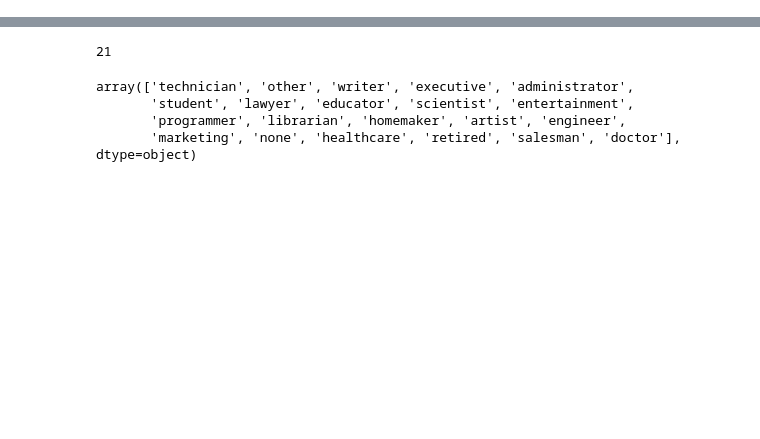
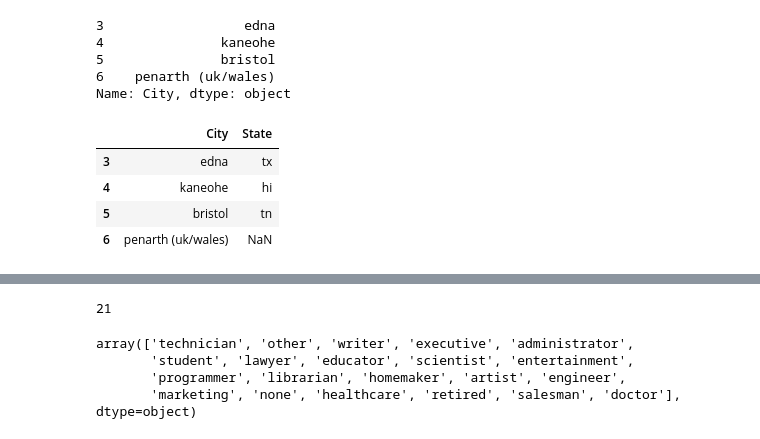
Before and after one commit to ritikabhasker/Intro-to-EDA, a Jupyter notebook: More pandas.ipynb, the cells around one changed output, grey strips where cells are left out. Cells and saved outputs as stored; diff of their text form; code cells hidden in the pictures; blank space fills up the shorter version.

```diff
--- a/More pandas.ipynb
+++ b/More pandas.ipynb
@@ -104 +63,20 @@ ufo.iloc[:, [0, 3]]             # all rows, columns in position 0/3
+# %%
+#there are also a bunch of ways to slice and dice a pandas dataframe to get the information you need. (and here's a great stackoverflow page on the merits of .loc vs. .iloc: https://stackoverflow.com/questions/31593201/pandas-iloc-vs-ix-vs-loc-explanation)
+#you can slice the rows to by specifying which ones you want to see. Here we're looking at the cities in rows 3 through 6
+ufo.loc[3:6, 'City']
+# %% [output]
+3                  edna
+4               kaneohe
+5               bristol
+6    penarth (uk/wales)
+Name: City, dtype: object
+# %%
+#and here are the cities and states for rows three through six
+ufo.loc[3:6, ['City','State']]
+# %% [output]
+|  | City | State |
+| 3 | edna | tx |
+| 4 | kaneohe | hi |
+| 5 | bristol | tn |
+| 6 | penarth (uk/wales) | NaN |
 # %%
```
Also changed, not shown: parts of 43 cells of this notebook.
